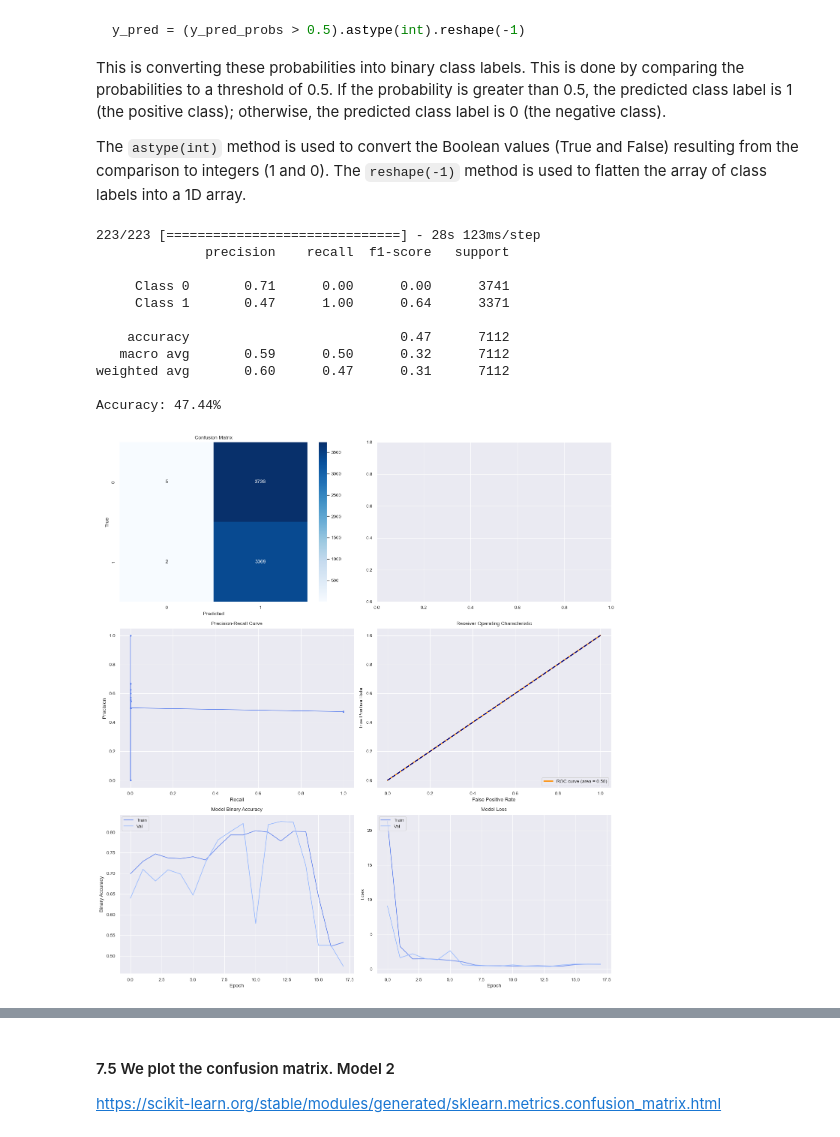
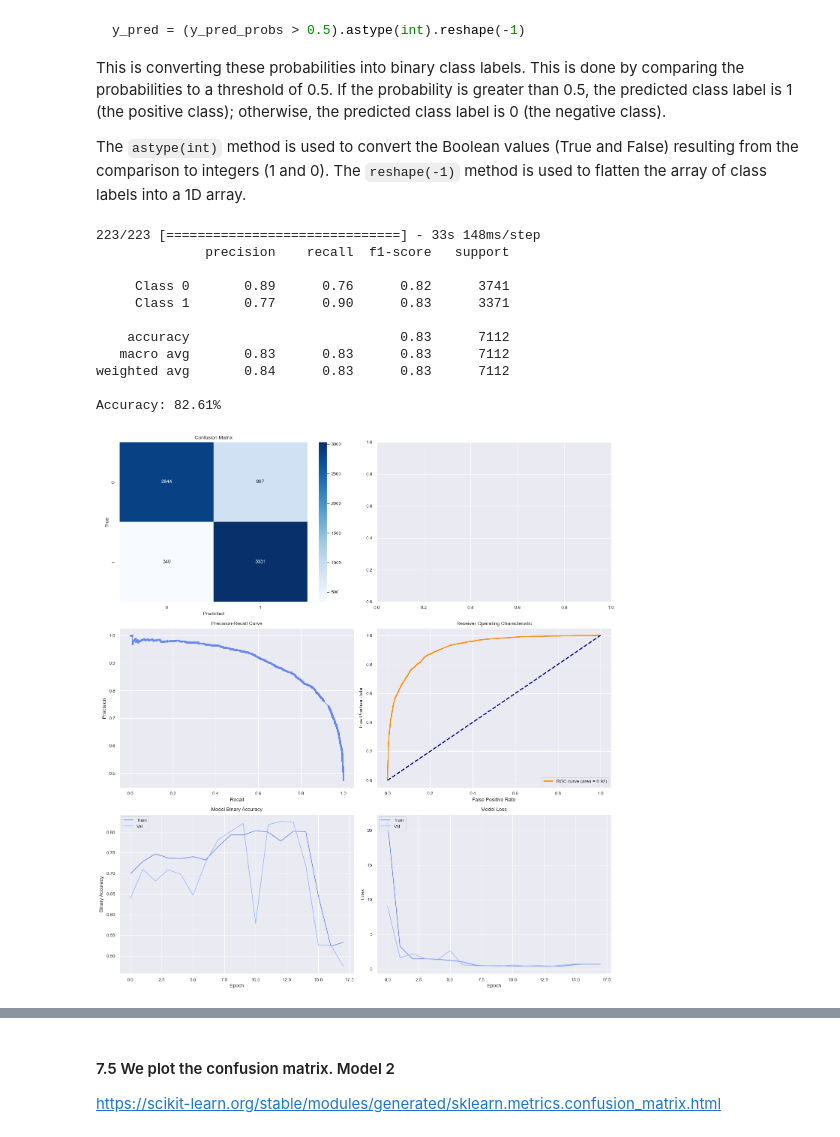
Before and after one commit to Fercv87/DL_Computer_Vision_Keras, a Jupyter notebook: 20240303_Neural_networks_Face_Recognition_v6_KERAS.ipynb, the cells around one changed output, grey strips where cells are left out. Cells and saved outputs as stored; diff of their text form; code cells hidden in the pictures.

```diff
--- a/20240303_Neural_networks_Face_Recognition_v6_KERAS.ipynb
+++ b/20240303_Neural_networks_Face_Recognition_v6_KERAS.ipynb
@@ -1607,20 +1611,22 @@ y_pred = (y_pred_probs > 0.5).astype(int).reshape(-1)
 This is converting these probabilities into binary class labels. This is done by comparing the probabilities to a threshold of 0.5. If the probability is greater than 0.5, the predicted class label is 1 (the positive class); otherwise, the predicted class label is 0 (the negative class).
 
 The ``astype(int)`` method is used to convert the Boolean values (True and False) resulting from the comparison to integers (1 and 0). The ``reshape(-1)`` method is used to flatten the array of class labels into a 1D array.
+# %%
+model_2_trainned = keras.models.load_model(FILEPATH_MODEL2)
 # %%
-evaluate_neural_network(model_2, val_dataset_1, history_v3)
+evaluate_neural_network(model_2_trainned, val_dataset_1, history_v3)
 # %% [output]
-223/223 [==============================] - 28s 123ms/step
+223/223 [==============================] - 33s 148ms/step
               precision    recall  f1-score   support
 
-     Class 0       0.71      0.00      0.00      3741
-     Class 1       0.47      1.00      0.64      3371
+     Class 0       0.89      0.76      0.82      3741
+     Class 1       0.77      0.90      0.83      3371
 
-    accuracy                           0.47      7112
-   macro avg       0.59      0.50      0.32      7112
-weighted avg       0.60      0.47      0.31      7112
+    accuracy                           0.83      7112
+   macro avg       0.83      0.83      0.83      7112
+weighted avg       0.84      0.83      0.83      7112
 
-Accuracy: 47.44%
+Accuracy: 82.61%
-[figure, old version]
+[figure, new version]
 # %%
 # Predict the labels for the validation set
```
Also changed, not shown: parts of 22 cells of this notebook.
